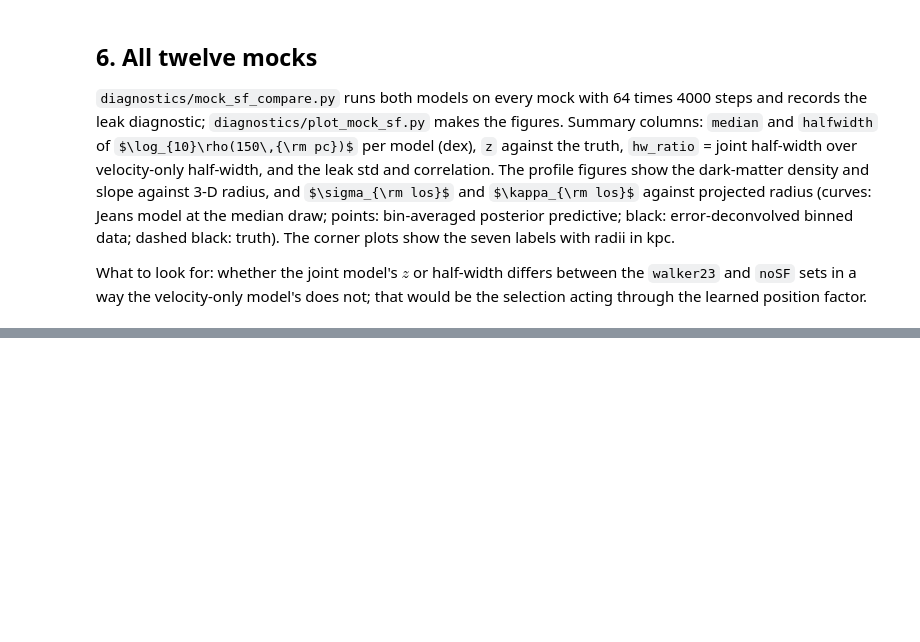
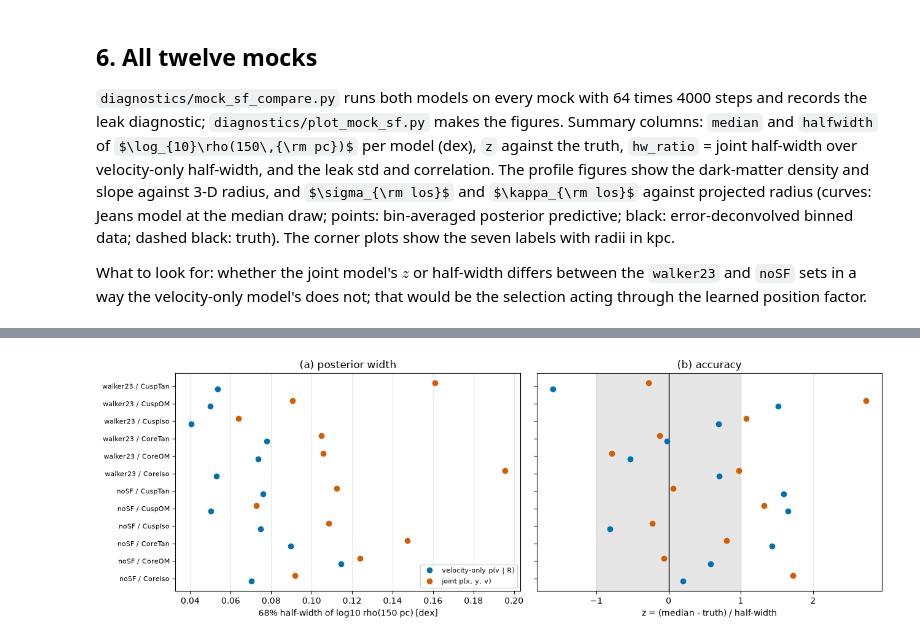
Before and after one commit to trivnguyen/nle_dsph, a Jupyter notebook: notebooks/04_mock_sf.ipynb, the cells around one changed output, grey strips where cells are left out. Saved outputs shown, nothing was run; the diff lists cells and outputs as text; code cells hidden in the pictures; some formulas as TeX source; blank space fills up the shorter version.

```diff
--- a/notebooks/04_mock_sf.ipynb
+++ b/notebooks/04_mock_sf.ipynb
@@ -360,0 +338,10 @@ batch run not finished yet; see ~/scratch/local_logs/nle/mock_sf_compare.log
+# %%
+chains_dir = OUT / 'mock_sf'
+df = pd.read_csv(chains_dir / 'mock_sf_compare.csv')
+wide = df.pivot_table(index=['set', 'mock'], columns='model',
+                      values=['median', 'halfwidth', 'z'])
+wide['hw_ratio'] = wide[('halfwidth', 'joint')] / wide[('halfwidth', 'los')]
+display(wide.round(3))
+if 'leak_std_nats' in df:
+    cols = ['set', 'mock', 'n_stars', 'leak_std_nats', 'leak_corr_rho150']
+    display(df[df.model == 'joint'][cols].round(2))
@@ -360,0 +377,27 @@ batch run not finished yet; see ~/scratch/local_logs/nle/mock_sf_compare.log
+# %%
+# All twelve mocks at a glance.
+COL = {'los': '#0072B2', 'joint': '#D55E00'}
+NAME = {'los': 'velocity-only p(v | R)', 'joint': 'joint p(x, y, v)'}
+order = (df[df.model == 'los'].sort_values(['set', 'mock'])
+         [['set', 'mock']].agg(' / '.join, axis=1).tolist())
+fig, ax = plt.subplots(1, 2, figsize=(13, 4.5), sharey=True)
+y = np.arange(len(order))
+for model in ('los', 'joint'):
+    d = df[df.model == model].sort_values(['set', 'mock'])
+    off = -0.16 if model == 'los' else 0.16
+    ax[0].errorbar(d.halfwidth, y + off, fmt='o', color=COL[model],
+                   label=NAME[model])
+    ax[1].errorbar(d.z, y + off, fmt='o', color=COL[model])
+ax[0].set(xlabel='68% half-width of log10 rho(150 pc) [dex]',
+          title='(a) posterior width')
+ax[1].axvspan(-1, 1, color='0.9', zorder=0)
+ax[1].axvline(0, color='k', lw=1)
+ax[1].set(xlabel='z = (median - truth) / half-width', title='(b) accuracy')
+ax[0].set_yticks(y, order, fontsize=8)
+for a in ax:
+    a.grid(alpha=0.3, axis='x')
+ax[0].legend(fontsize=8)
+fig.tight_layout()
+plt.show()
+# %% [output]
+[figure, added]
```
Also changed, not shown: parts of 11 cells of this notebook, 1 other file.
